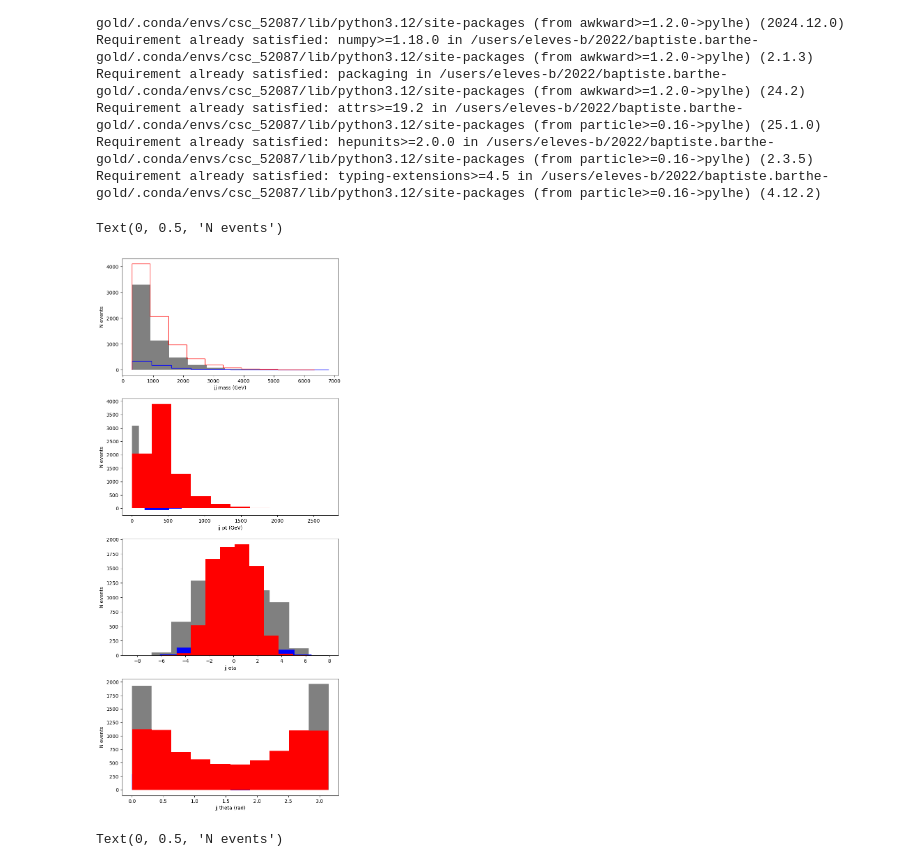
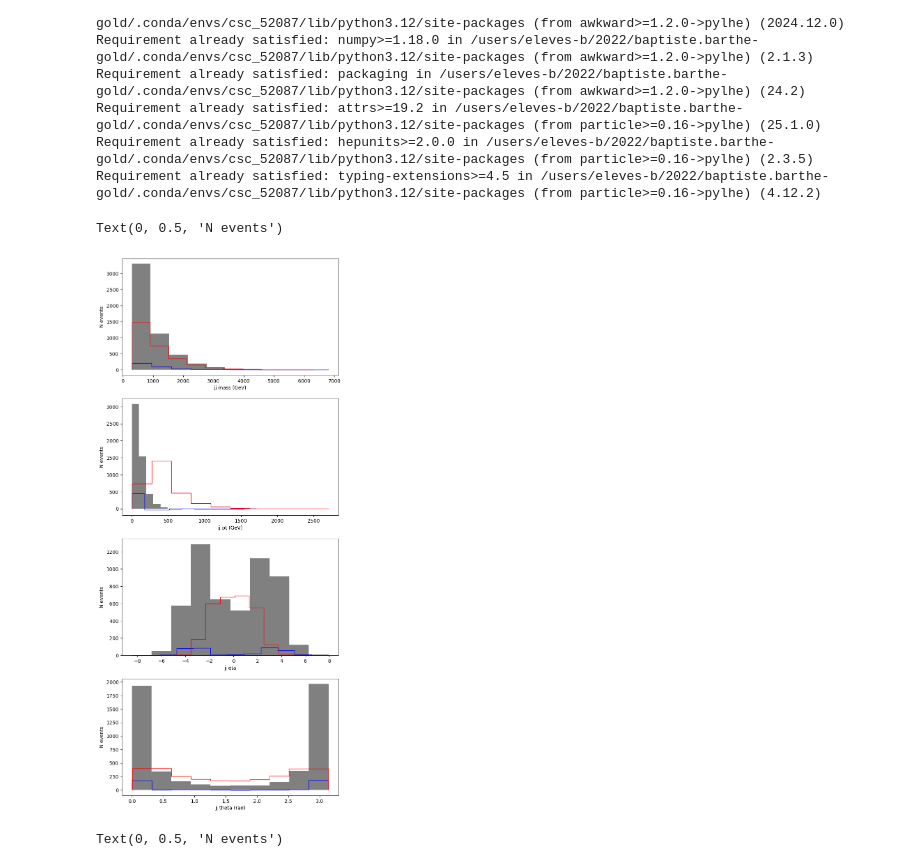
Before and after one commit to baptistebarthe/EFT-VAE, a Jupyter notebook: pdf_comparison.ipynb, the cells around one changed output. Saved outputs shown, nothing was run; the diff lists cells and outputs as text; code cells hidden in the pictures.

```diff
--- a/pdf_comparison.ipynb
+++ b/pdf_comparison.ipynb
@@ -98,7 +98,7 @@ jj_4m_O2 = quarks_4m_O2[:, 0] + quarks_4m_O2[:, 1]
 ll_4m_O2 = leptons_4m_O2[:, 0] + leptons_4m_O2[:, 1]
 # %%
 n_bins = 10
-sf = 1
+sf = 3
 
 fig, ax = plt.subplots(4, 1, figsize=(8, 20))
 ax[0].hist(jj_4m_SM.mass, weights=CS_weight_SM, bins=n_bins, color="gray")
@@ -131,34 +131,34 @@ ax[2].hist(
 )
 ax[2].hist(
     jj_4m_O2.eta,
     weights=sf**2 * CS_weight_O2,
     bins=n_bins,
     color="red",
     histtype="step",
 )
 ax[2].set_xlabel("jj eta")
 ax[2].set_ylabel("N events")
 
 ax[3].hist(jj_4m_SM.theta, weights=CS_weight_SM, bins=n_bins, color="gray")
 ax[3].hist(
     jj_4m_O1.theta,
     weights=sf * CS_weight_O1,
     bins=n_bins,
     color="blue",
     histtype="step",
 )
 ax[3].hist(
     jj_4m_O2.theta,
     weights=sf**2 * CS_weight_O2,
     bins=n_bins,
     color="red",
     histtype="step",
 )
 ax[3].set_xlabel("jj theta (rad)")
 ax[3].set_ylabel("N events")
 # %% [output]
 Text(0, 0.5, 'N events')
-[figure, old version]
+[figure, new version]
 # %%
 n_bins = 10
 
```
Also changed, not shown: 8 other files.
